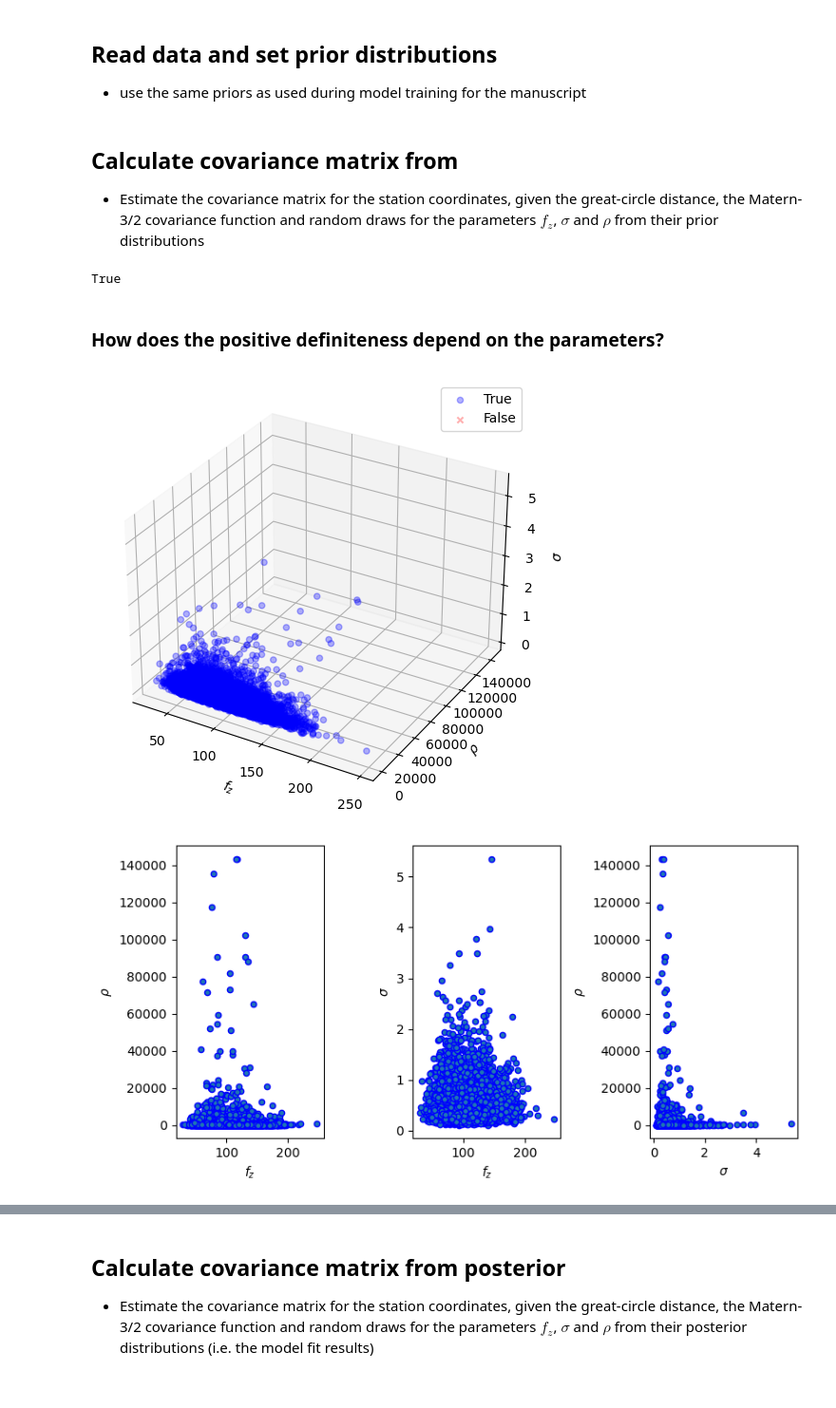
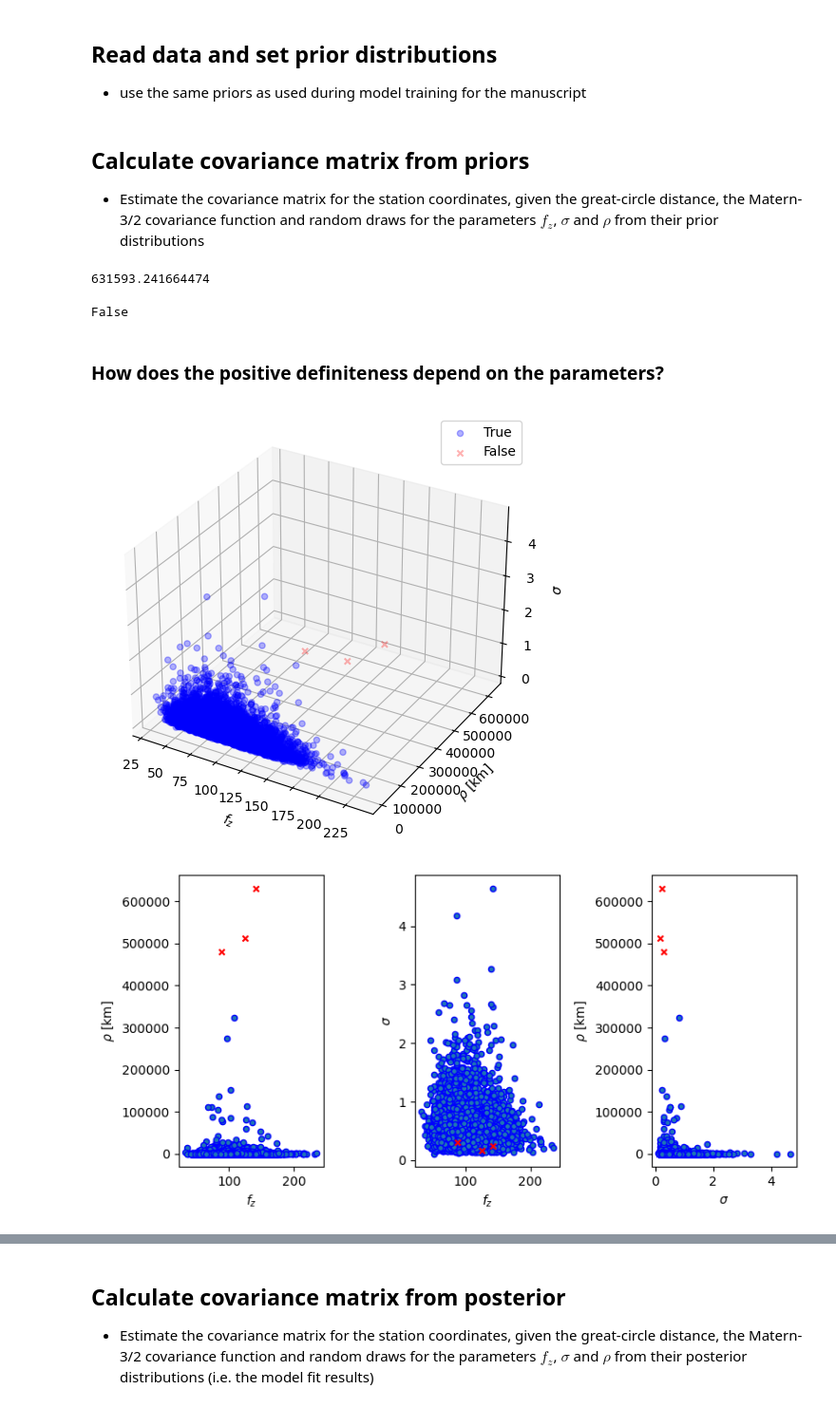
Before and after one commit to phertz97/Wind-Gust-Postprocessing-with-a-spatial-BHM, a Jupyter notebook: Check_covariance_matrix.ipynb, the cells around one changed output, grey strips where cells are left out. Shown at 95% size. Drawn from its saved outputs; the diff is of its cells as text; code cells hidden in the pictures.

```diff
--- a/Check_covariance_matrix.ipynb
+++ b/Check_covariance_matrix.ipynb
@@ -93,7 +93,7 @@ def matern_32(D, sigma, rho):
 
 def cholesky_test(K):
     """
-    Checks, whether the matrix K can be cholesky decomposed, thereby testing whether it is positive definit.
+    Checks, whether the matrix K can be cholesky decomposed, thereby testing whether it is positive definite.
     Returns True, in case the factorization was successful and False in case it was not.
     """
     #print("--- Cholesky / PD Test ---")
@@ -146,18 +146,19 @@ ranges_prior[1] = 100 # originally 100
 # Prior for f, Gamma-distribution
 f_prior = np.array([15,0.15])
 # %% [markdown]
-## Calculate covariance matrix from
+## Calculate covariance matrix from priors
 
 - Estimate the covariance matrix for the station coordinates, given the great-circle distance, the Matern-3/2 covariance function and random draws for the parameters $f_z$, $\sigma$ and $\rho$ from their prior distributions
 # %%
 # ~~~ careful, execution is computation intensive ~~~
-
+np.random.seed(100)
 Ndraw = 10000 # number of draws
 
 # draw
 fzs = scp.stats.gamma.rvs(a=f_prior[0], loc=0, scale=1/f_prior[1], size=Ndraw)
 sills = scp.stats.invgamma.rvs(a=sills_prior[0], loc=0, scale=sills_prior[1], size = Ndraw)
 ranges = scp.stats.invgamma.rvs(a=ranges_prior[0], loc=0, scale=ranges_prior[1], size = Ndraw)
+print(ranges.max())
 
 pos_def_test = []
 
@@ -168,7 +169,8 @@ for i in tqdm(range(Ndraw)):
 
 print(np.all(np.array(pos_def_test)==True))
 # %% [output]
-True
+631593.241664474
+False
 # %% [markdown]
 ### How does the positive definiteness depend on the parameters?
 # %%
@@ -185,34 +187,34 @@ ax.scatter(fzs[~bool_mask], ranges[~bool_mask], sills[~bool_mask],color='red', m
 
 ax.set_xlabel(r'$f_z$')
 ax.set_zlabel(r'$\sigma$')
-ax.set_ylabel(r'$\rho$')
+ax.set_ylabel(r"$\rho$ $[\mathrm{km}]$")
 ax.legend()
 plt.tight_layout()
 #plt.savefig("figures/revision/CovMat_pos_def_3d_scatter.pdf")
 plt.show()
 # %% [output]
-[figure, old version]
+[figure, new version]
 # %%
 # individual 2D scatterplots for clarity
 fig, ax = plt.subplots(1,3,figsize=(8,4))
 ax[0].scatter(fzs[bool_mask], ranges[bool_mask], edgecolor='blue', label='True', marker = "o", color=None,s=20)
 ax[0].scatter(fzs[~bool_mask], ranges[~bool_mask], color='red', marker="x", label='False',s=20)
 ax[0].set_xlabel(r"$f_z$")
-ax[0].set_ylabel(r"$\rho$")
+ax[0].set_ylabel(r"$\rho$ $[\mathrm{km}]$")
 
 ax[1].scatter(fzs[bool_mask], sills[bool_mask], edgecolor='blue', label='True', marker = "o", color=None,s=20)
 ax[1].scatter(fzs[~bool_mask], sills[~bool_mask], color='red', marker="x", label='False',s=20)
 ax[1].set_xlabel(r"$f_z$")
 ax[1].set_ylabel(r"$\sigma$")
 
 ax[2].scatter(sills[bool_mask], ranges[bool_mask], edgecolor='blue', label='True', marker = "o", color=None,s=20)
 ax[2].scatter(sills[~bool_mask], ranges[~bool_mask], color='red', marker="x", label='False',s=20)
 ax[2].set_xlabel(r"$\sigma$")
-ax[2].set_ylabel(r"$\rho$")
+ax[2].set_ylabel(r"$\rho$ $[\mathrm{km}]$")
 
 plt.tight_layout()
 #plt.savefig("figures/revision/CovMat_pos_def_2d_scatter.pdf")
 plt.show()
 # %% [output]
-[figure, old version]
+[figure, new version]
 # %% [markdown]
```
Also changed, not shown: parts of 3 cells of this notebook.
